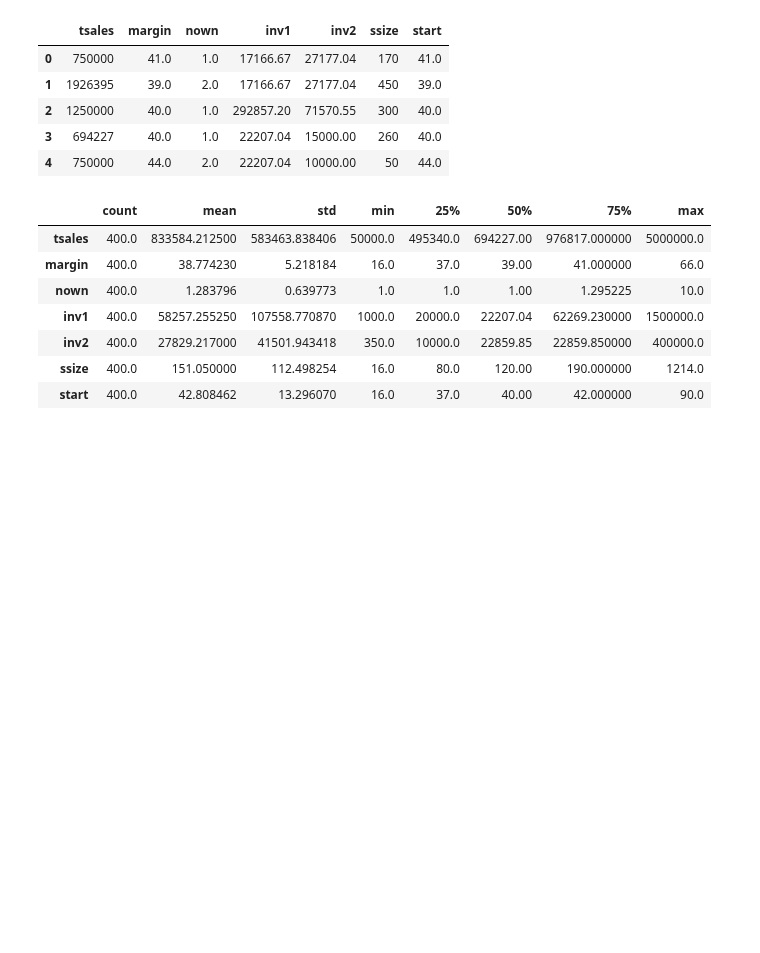
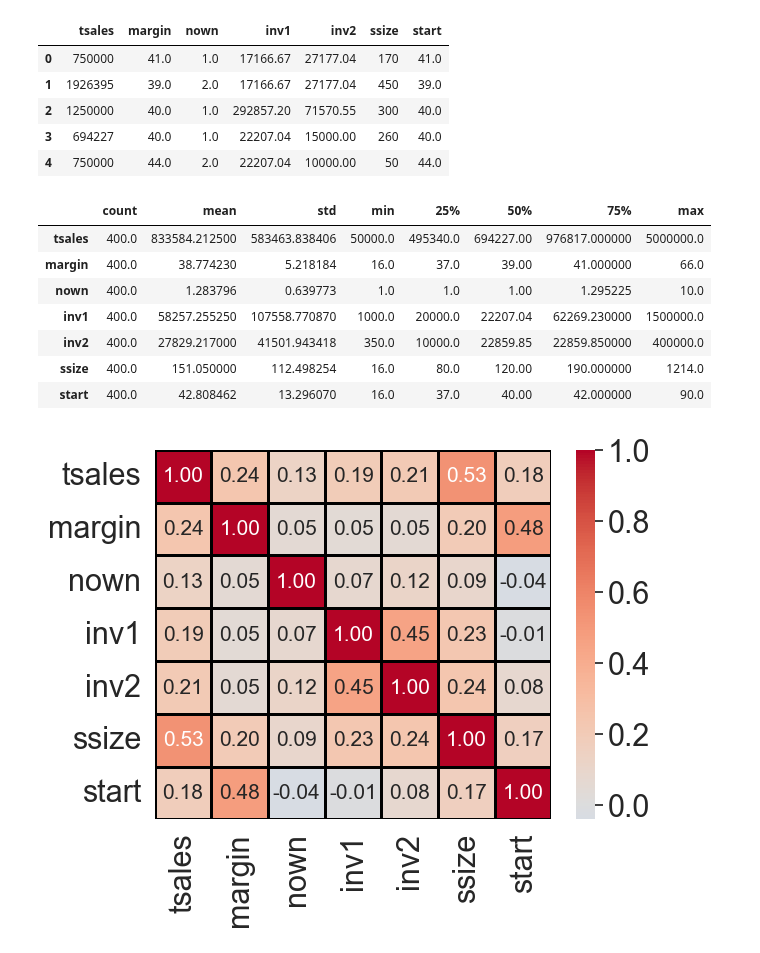
Before and after one commit to FarzanaAkhi/business-analysis-p1, a Jupyter notebook: notebooks/Multilinear_Regression.ipynb, the cells around one changed output. Drawn from its saved outputs; the diff is of its cells as text; code cells hidden in the pictures; blank space fills up the shorter version.

```diff
--- a/notebooks/Multilinear_Regression.ipynb
+++ b/notebooks/Multilinear_Regression.ipynb
@@ -389,3 +390,16 @@ df.describe().T
 | inv2 | 400.0 | 27829.217000 | 41501.943418 | 350.0 | 10000.0 | 22859.85 | 22859.850000 | 400000.0 |
 | ssize | 400.0 | 151.050000 | 112.498254 | 16.0 | 80.0 | 120.00 | 190.000000 | 1214.0 |
 | start | 400.0 | 42.808462 | 13.296070 | 16.0 | 37.0 | 40.00 | 42.000000 | 90.0 |
+# %%
+#correlation Matrix
+sns.heatmap(df.corr(),
+            annot=True,
+            annot_kws={"size":15, "ha":"center", "va":"center"} ,
+            fmt =  '.2f',
+            center= 0,
+            cmap="coolwarm",
+            linewidths= 1,
+            linecolor= "black")
+plt.show()
+# %% [output]
+[figure, added]
```
Also changed, not shown: parts of 2 cells of this notebook.
